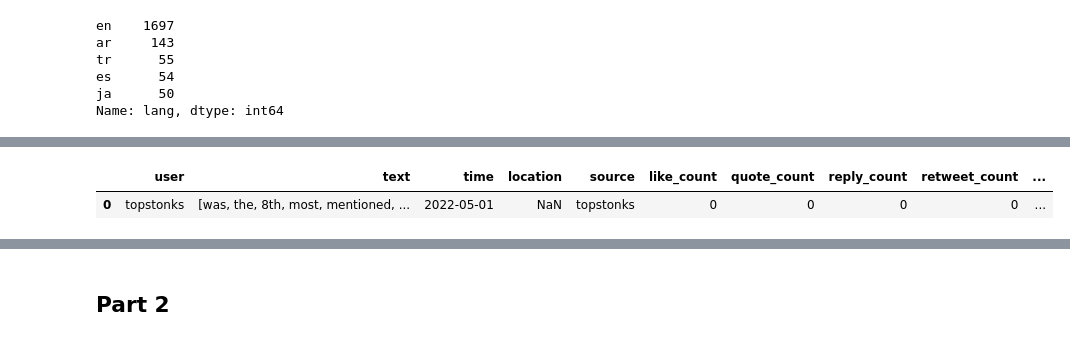
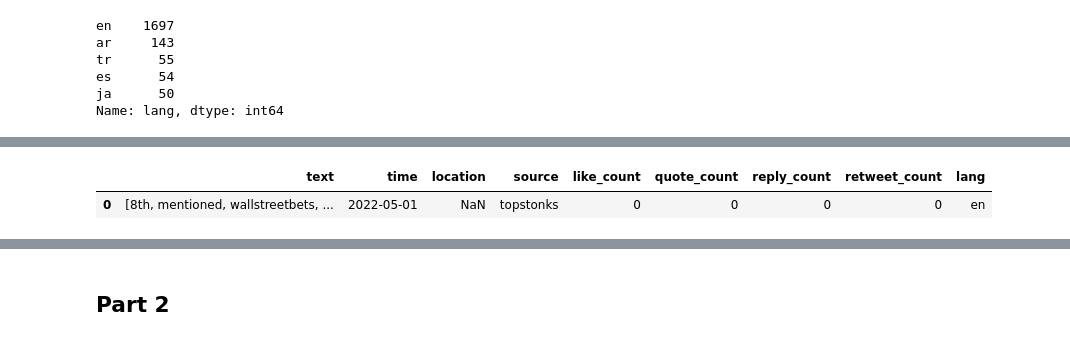
Before and after one commit to StockJanitor/CIS63_NLPTimeSeries, a Jupyter notebook: 1_index.ipynb, the cells around one changed output, grey strips where cells are left out. Saved outputs shown, nothing was run; the diff lists cells and outputs as text; code cells hidden in the pictures.

Commit message:
complted most, mia conclusion and model

```diff
--- a/1_index.ipynb
+++ b/1_index.ipynb
@@ -245,0 +66,3 @@ twitterApi works
+# %%
+a = SentimentIntensityAnalyzer()
+a.polarity_scores('mention last day via')['compound']
@@ -340,7 +407,7 @@ merged_list2 = []
 
 # loop all files to append each file to list
 for b in all_files2:
-    df = pd.read_csv(b, index_col=None, header=0)
+    df = pd.read_csv(b, index_col=0, header=0)
     merged_list2.append(df)
 
 # concat all files
@@ -469,3 +536,6 @@ tr      55
 es      54
 ja      50
 Name: lang, dtype: int64
+# %%
+master_df4['tweet_count'] = 1
+master_df4.head(3)
@@ -480,14 +625,14 @@ master_df5.head(2)
 # %%
 # assign new df
 master_df6 = master_df5
 # apply remove3 function
-master_df6.text = master_df6.text.apply(remove3)
+master_df6.text = master_df6.text.apply(removeFunc)
 
 master_df6['text'] = master_df6.text.apply(lambda x : removeName(x.split()))
 master_df6.head(1)
 # %% [output]
-|  | user | text | time | location | source | like_count | quote_count | reply_count | retweet_count | ... |
-| 0 | topstonks | [was, the, 8th, most, mentioned, ... | 2022-05-01 | NaN | topstonks | 0 | 0 | 0 | 0 | ... |
+|  | text | time | location | source | like_count | quote_count | reply_count | retweet_count | lang |
+| 0 | [8th, mentioned, wallstreetbets, ... | 2022-05-01 | NaN | topstonks | 0 | 0 | 0 | 0 | en |
 # %%
 # join text as sentence
 master_df6['text'] = master_df6.text.apply(lambda x : ' '.join(x))
```
Also changed, not shown: parts of 48 cells of this notebook, 4 other files.
